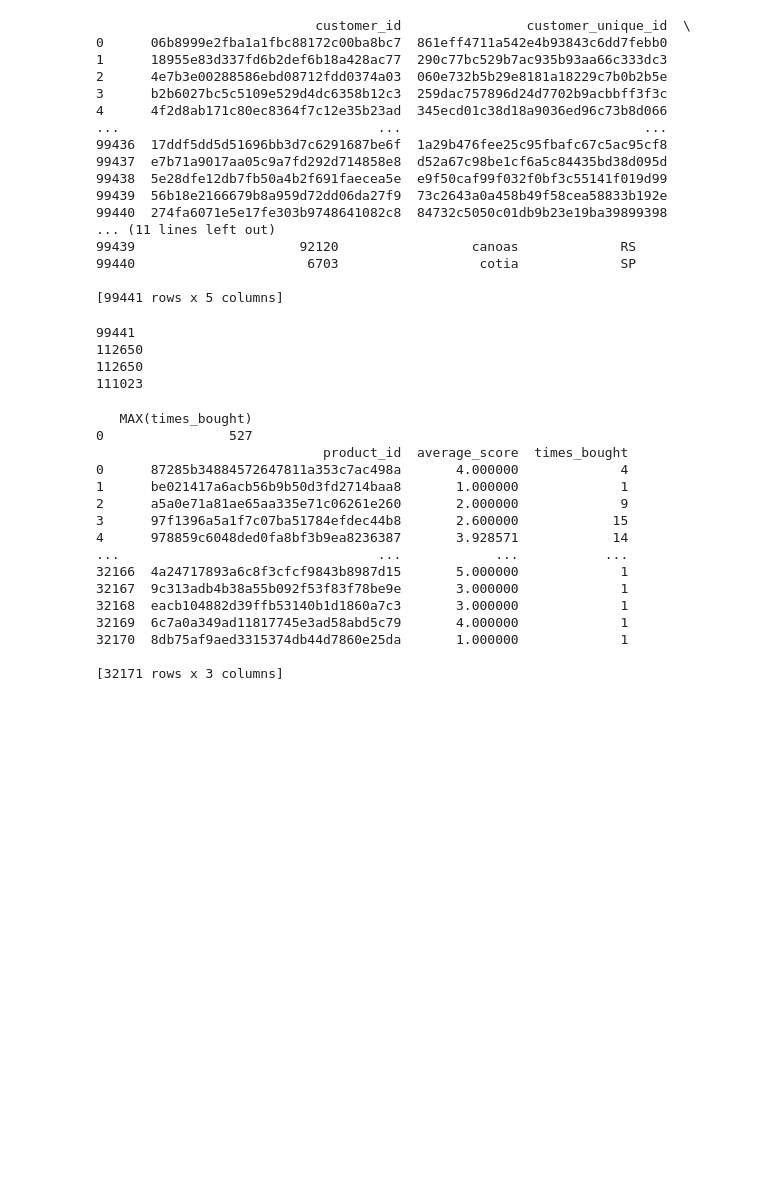
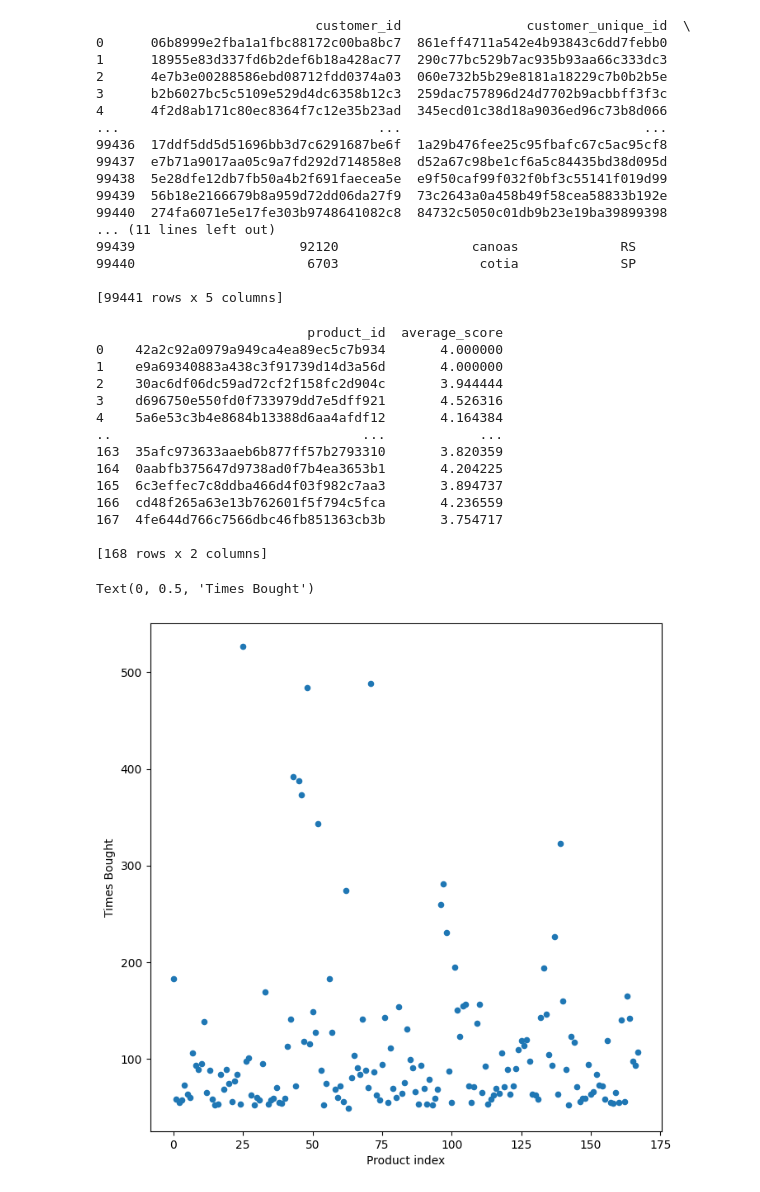
Before and after one commit to CalfinChoo/dscxpeak-fall2022, a Jupyter notebook: recommender.ipynb, the cells around one changed output. Cells and saved outputs as stored; diff of their text form; code cells hidden in the pictures; blank space fills up the shorter version.

Commit message:
Created some graphs

```diff
--- a/recommender.ipynb
+++ b/recommender.ipynb
@@ -8,6 +8,9 @@ import pandas as pd # data processing, CSV file I/O (e.g. pd.read_csv)
 import glob
 from functools import reduce
 from pandasql import sqldf
+import matplotlib as mpl
+import matplotlib.pyplot as plt
+
 pysqldf = lambda q: sqldf(q, globals())
 
 import os
@@ -21,13 +24,11 @@ path = os.getcwd() + r'/archive' # use your path
 directory = ""
 li = []
 
-print(path)
 for filename in sorted(os.listdir(path)):
+    if(filename == "merged_data.csv"):
+        continue
     file = os.path.join(path, filename)
     df = pd.read_csv(file)
-    print(filename)
     li.append(df)
-
-
-print(li)
+print(len(li))
 # %% [output]
@@ -78,43 +63,38 @@ order_customers_items_products = [merged_orders_customers_items, df_products]
 merged_orders_customers_items_products = reduce(lambda left, right: pd.merge(left, right, on=["product_id"], how='inner'), order_customers_items_products)
 order_customers_items_products_names = [merged_orders_customers_items_products, df_category_name_translation]
 merged_orders_customers_items_products_names = reduce(lambda left, right: pd.merge(left, right, on=["product_category_name"], how='inner'), order_customers_items_products_names)
-# %% [output]
-99441
-112650
-112650
-111023
 # %%
 df_aggregate_product = pd.DataFrame(merged_orders_customers_items_products_names['product_id'].unique(), columns=["product_id"])
 
 q = pysqldf("""
     SELECT product_id, AVG(review_score) as average_score FROM merged_orders_customers_items_products_names NATURAL JOIN df_order_reviews GROUP BY 1
+    HAVING COUNT(product_id) > 50
 """)
 df_aggregate_product = reduce(lambda left, right: pd.merge(left, right, on=["product_id"], how="inner"), [df_aggregate_product, q])
-
+print(df_aggregate_product)
 q = pysqldf("""
     SELECT product_id, COUNT(product_id) as times_bought FROM merged_orders_customers_items GROUP BY product_id
 """)
-
 df_aggregate_product = reduce(lambda left, right: pd.merge(left, right, on=["product_id"], how="inner"), [df_aggregate_product, q])
-
-print(pysqldf("""
-    SELECT MAX(times_bought) FROM df_aggregate_product
-"""))
-print(df_aggregate_product)
 # %% [output]
-   MAX(times_bought)
-0                527
-                             product_id  average_score  times_bought
-0      87285b34884572647811a353c7ac498a       4.000000             4
-1      be021417a6acb56b9b50d3fd2714baa8       1.000000             1
-2      a5a0e71a81ae65aa335e71c06261e260       2.000000             9
-3      97f1396a5a1f7c07ba51784efdec44b8       2.600000            15
-4      978859c6048ded0fa8bf3b9ea8236387       3.928571            14
-...                                 ...            ...           ...
-32166  4a24717893a6c8f3cfcf9843b8987d15       5.000000             1
-32167  9c313adb4b38a55b092f53f83f78be9e       3.000000             1
-32168  eacb104882d39ffb53140b1d1860a7c3       3.000000             1
-32169  6c7a0a349ad11817745e3ad58abd5c79       4.000000             1
-32170  8db75af9aed3315374db44d7860e25da       1.000000             1
+                           product_id  average_score
+0    42a2c92a0979a949ca4ea89ec5c7b934       4.000000
+1    e9a69340883a438c3f91739d14d3a56d       4.000000
+2    30ac6df06dc59ad72cf2f158fc2d904c       3.944444
+3    d696750e550fd0f733979dd7e5dff921       4.526316
+4    5a6e53c3b4e8684b13388d6aa4afdf12       4.164384
+..                                ...            ...
+163  35afc973633aaeb6b877ff57b2793310       3.820359
+164  0aabfb375647d9738ad0f7b4ea3653b1       4.204225
+165  6c3effec7c8ddba466d4f03f982c7aa3       3.894737
+166  cd48f265a63e13b762601f5f794c5fca       4.236559
+167  4fe644d766c7566dbc46fb851363cb3b       3.754717
 
-[32171 rows x 3 columns]
+[168 rows x 2 columns]
+# %%
+products_bought_graph = df_aggregate_product.iloc[:500].reset_index().plot(x='index', y='times_bought', kind='scatter', figsize=(8,8))
+products_bought_graph.set_xlabel("Product index")
+products_bought_graph.set_ylabel("Times Bought")
+# %% [output]
+Text(0, 0.5, 'Times Bought')
+[figure, added]
```
Also changed, not shown: parts of 2 cells of this notebook.
